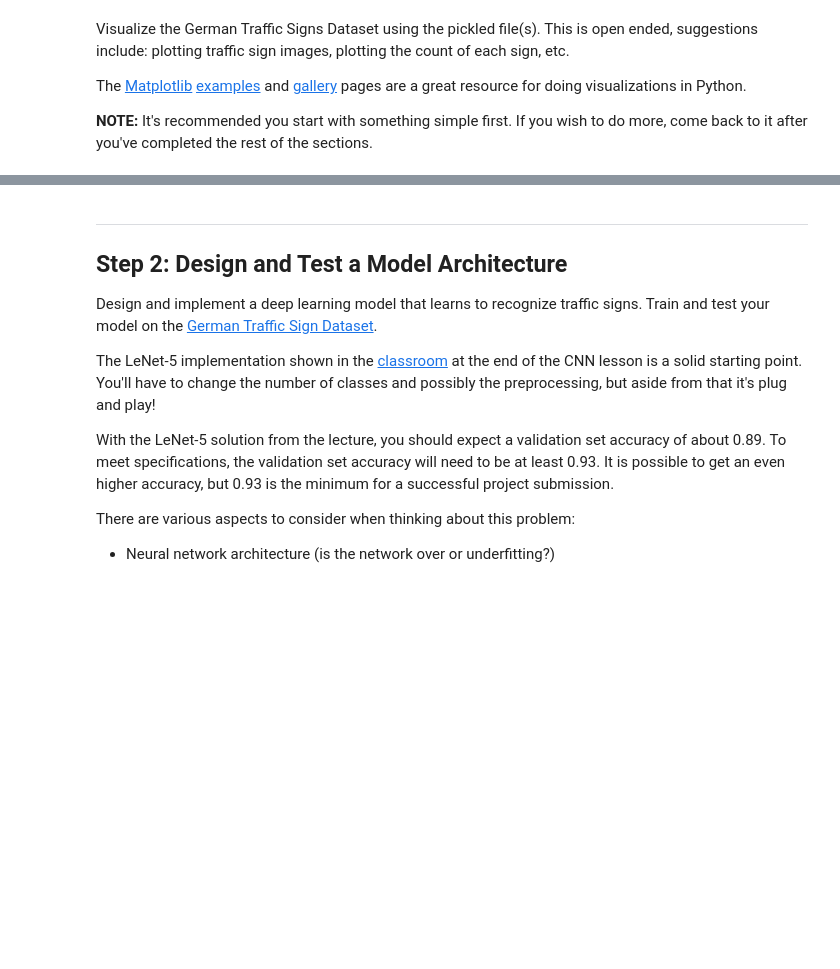
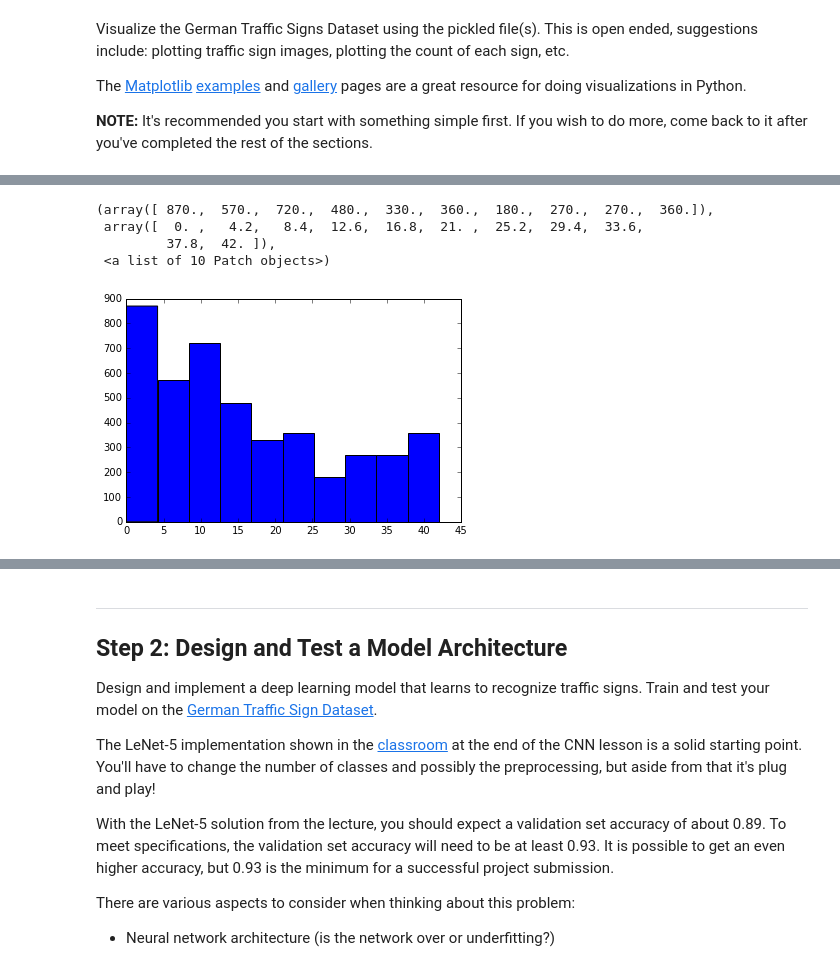
Before and after one commit to romth777/CarND-Traffic-Sign-Classifier-Project, a Jupyter notebook: Traffic_Sign_Classifier.ipynb, the cells around one changed output, grey strips where cells are left out. Saved outputs shown, nothing was run; the diff lists cells and outputs as text; code cells hidden in the pictures; blank space fills up the shorter version.

```diff
--- a/Traffic_Sign_Classifier.ipynb
+++ b/Traffic_Sign_Classifier.ipynb
@@ -118,0 +128,8 @@ print(y_train[index])
+# %%
+plt.hist(y_valid)
+# %% [output]
+(array([ 870.,  570.,  720.,  480.,  330.,  360.,  180.,  270.,  270.,  360.]),
+ array([  0. ,   4.2,   8.4,  12.6,  16.8,  21. ,  25.2,  29.4,  33.6,
+         37.8,  42. ]),
+ <a list of 10 Patch objects>)
+[figure, added]
```
Also changed, not shown: parts of 13 cells of this notebook, 2 other files.
